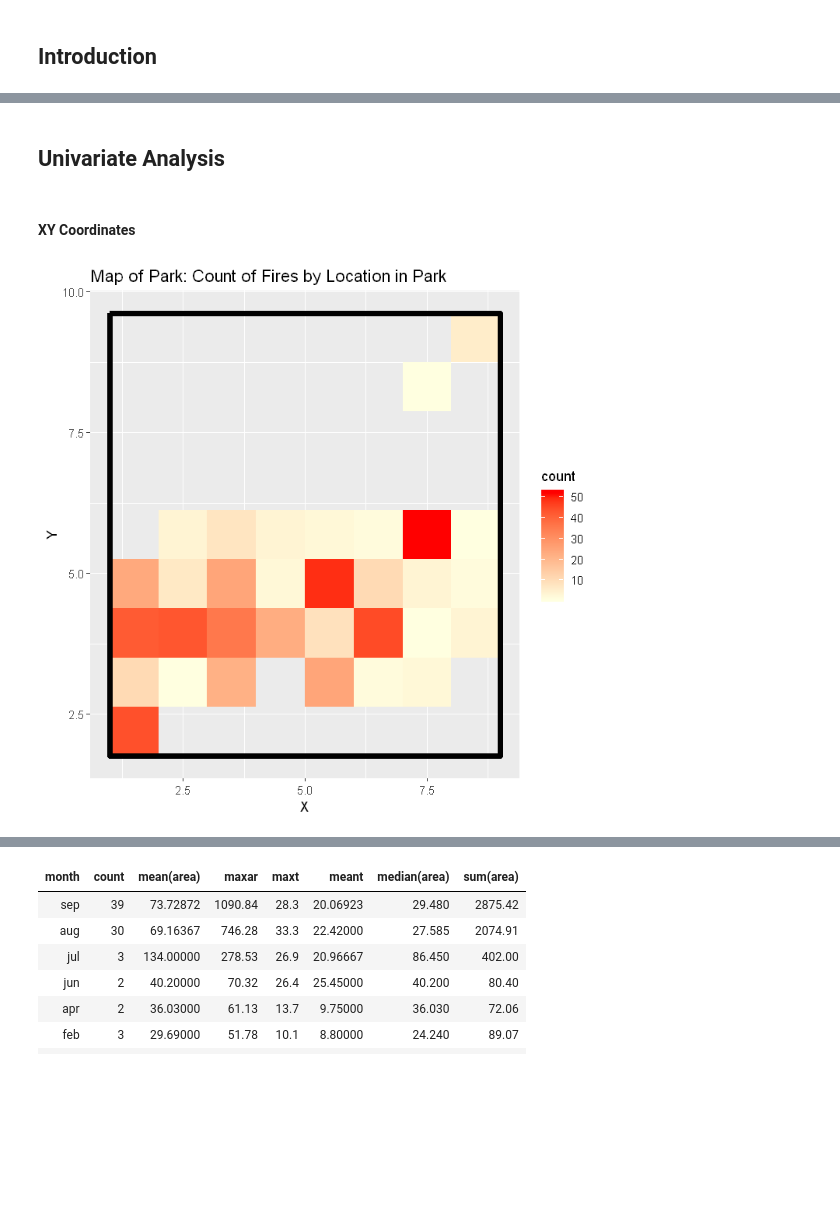
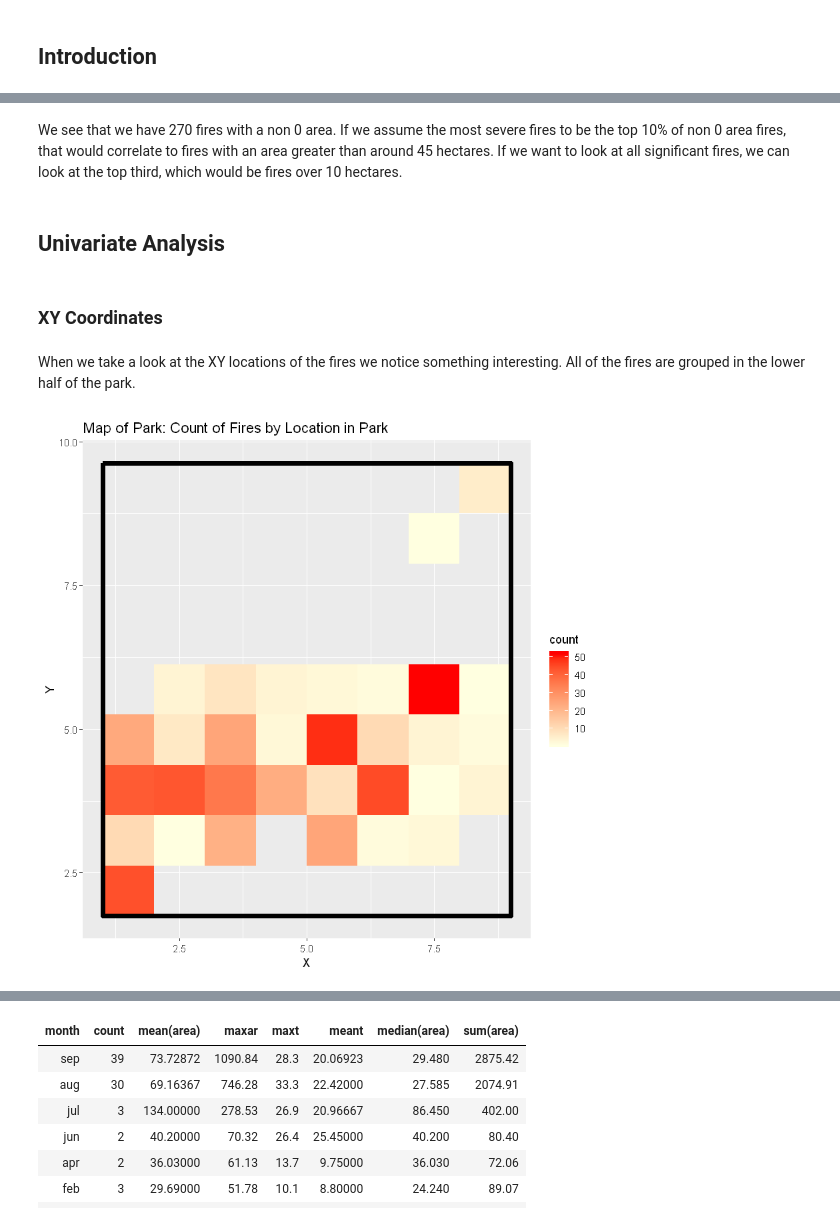
Before and after one commit to hyunchul78/w203_lab1, a Jupyter notebook: Lab1 - Forest Fire EDA.ipynb, the cells around one changed output, grey strips where cells are left out. Cells and saved outputs as stored; diff of their text form; code cells hidden in the pictures; blank space fills up the shorter version.

Commit message:
Did a lot of clean up work on final.  Added graph functions and intro

```diff
--- a/Lab1 - Forest Fire EDA.ipynb
+++ b/Lab1 - Forest Fire EDA.ipynb
@@ -306,0 +98,2 @@ ggarrange(ffmcHist, dmcHist, dcHist, isiHist, tempHist, rhHist, windHist, rainHi
+# %%
+ff$logArea = log(ff$area)
@@ -306,0 +114,2 @@ ggarrange(ffmcHist, dmcHist, dcHist, isiHist, tempHist, rhHist, windHist, rainHi
+# %% [markdown]
+We see that we have 270 fires with a non 0 area.  If we assume the most severe fires to be the top 10% of non 0 area fires, that would correlate to fires with an area greater than around 45 hectares.  If we want to look at all significant fires, we can look at the top third, which would be fires over 10 hectares.
@@ -307,12 +121,15 @@ ggarrange(ffmcHist, dmcHist, dcHist, isiHist, tempHist, rhHist, windHist, rainHi
 # %% [markdown]
 ## Univariate Analysis
 # %% [markdown]
-#### XY Coordinates
+### XY Coordinates
+# %% [markdown]
+When we take a look at the XY locations of the fires we notice something interesting.  All of the fires are grouped in the lower half of the park.
 # %%
+options(repr.plot.width=7, repr.plot.height=7)
 ggplot(ff, aes(x=X, y=Y)) +
   geom_bin2d(bins=8) +
   scale_fill_gradient(low= "light yellow", high="Red") +
   geom_rect(xmin=1, xmax=9, ymin=1.75, ymax=9.625, color="black", fill=NA, size=2) +
   ggtitle("Map of Park: Count of Fires by Location in Park")
 # %% [output]
-[figure, old version]
+[figure, new version]
```
Also changed, not shown: parts of 133 cells of this notebook, 2 other files.
